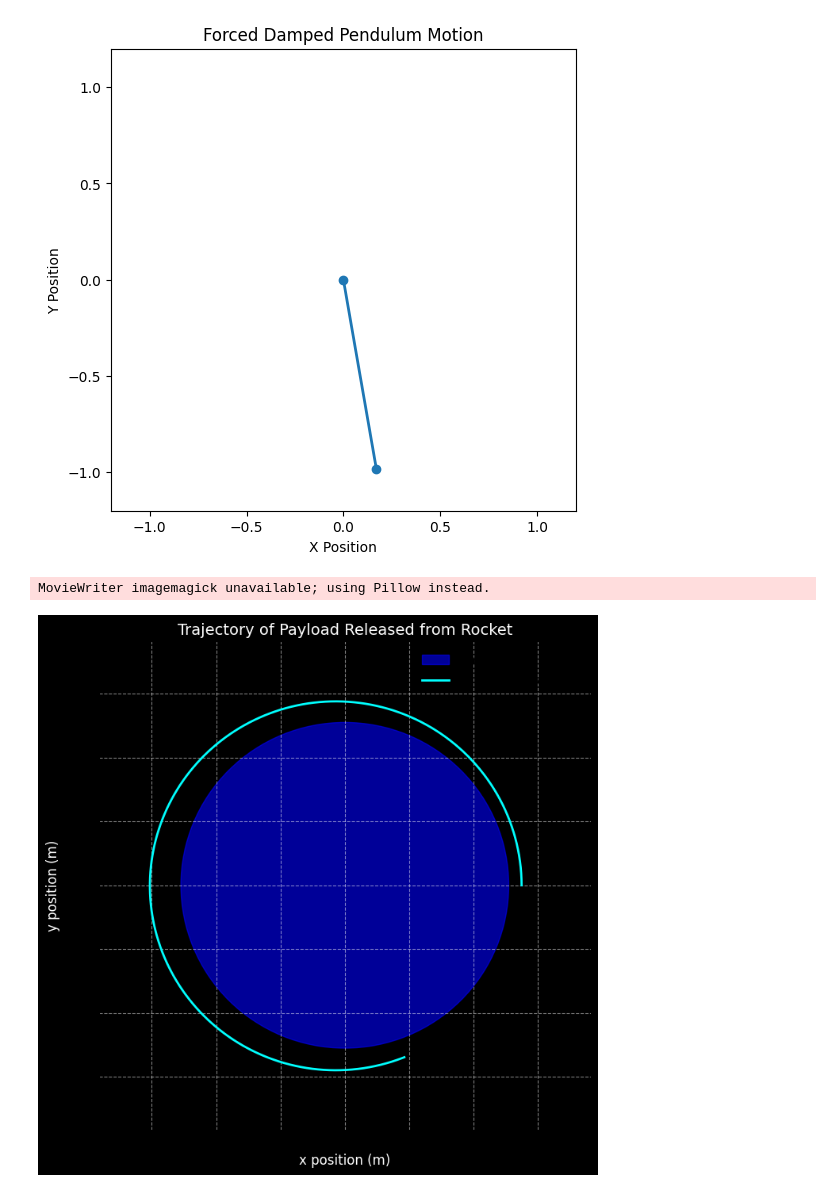
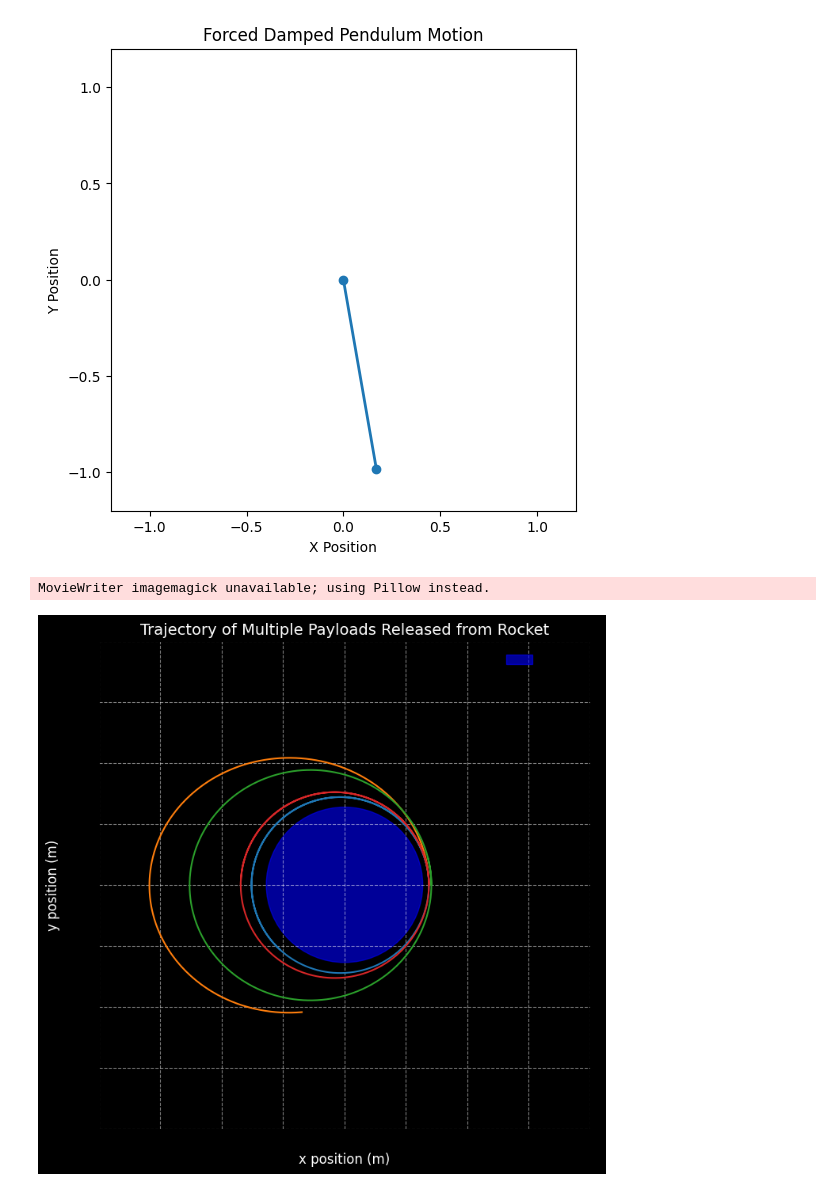
Before and after one commit to YahyaLendani/solutions_repo-main, a Jupyter notebook: docs/1 Physics/1 Mechanics/Problem_2.ipynb, the cells around one changed output. Saved outputs shown, nothing was run; the diff lists cells and outputs as text; code cells hidden in the pictures.

```diff
--- a/docs/1 Physics/1 Mechanics/Problem_2.ipynb
+++ b/docs/1 Physics/1 Mechanics/Problem_2.ipynb
@@ -321,13 +321,17 @@ G = 6.67430e-11  # Gravitational constant (m^3 kg^-1 s^-2)
 M_earth = 5.972e24  # Earth's mass (kg)
 R_earth = 6371e3  # Earth's radius (m)
 
-# Initial conditions (500 km above Earth's surface)
-initial_position = np.array([R_earth + 500e3, 0])  # x, y position
-initial_velocity = np.array([0, 7800])  # velocity in m/s (approx orbital velocity)
+# Initial conditions for multiple payloads
+payloads = [
+    {"initial_position": np.array([R_earth + 500e3, 0]), "initial_velocity": np.array([0, 7800]), "label": "Payload 1"},
+    {"initial_position": np.array([R_earth + 500e3, 0]), "initial_velocity": np.array([0, 9000]), "label": "Payload 2"},
+    {"initial_position": np.array([R_earth + 700e3, 0]), "initial_velocity": np.array([0, 8500]), "label": "Payload 3"},
+    {"initial_position": np.array([R_earth + 500e3, 0]), "initial_velocity": np.array([0, 8000]), "label": "Payload 4"},
+]
 
 # Adjusted time step for an even shorter simulation
-dt = 5  # seconds (larger dt means fewer steps)
-t_max = 5000  # shorter simulation time (simulate for 100 seconds)
+dt = 5 # seconds (larger dt means fewer steps)
+t_max = 10000  # shorter simulation time (simulate for 5000 seconds)
 num_steps = int(t_max / dt)
 
 # Efficient Euler integration with a very short simulation
@@ -369,52 +373,61 @@ def euler_integration_fast(initial_position, initial_velocity, dt, num_steps):
 
     return positions[:, 0], positions[:, 1]
 
-# Run the optimized simulation with an even shorter time duration
-x, y = euler_integration_fast(initial_position, initial_velocity, dt, num_steps)
-
 # Set up the figure for plotting the trajectory with improved visualization
 fig, ax = plt.subplots(figsize=(8, 8))
-ax.set_xlim(-1.5 * R_earth, 1.5 * R_earth)
-ax.set_ylim(-1.5 * R_earth, 1.5 * R_earth)
+ax.set_xlim(-2e7, 2e7)
+ax.set_ylim(-2e7, 2e7)
 
 # Adding background color for better contrast
 fig.patch.set_facecolor('black')
 
 # Enhance the Earth representation with a circle
 earth_circle = plt.Circle((0, 0), R_earth, color='blue', label='Earth', alpha=0.6)
 ax.add_patch(earth_circle)
 
 # Add labels and title
 ax.set_xlabel('x position (m)', fontsize=12, color='white')
 ax.set_ylabel('y position (m)', fontsize=12, color='white')
-ax.set_title('Trajectory of Payload Released from Rocket', fontsize=14, color='white')
-
-# Use a thicker and colorful trajectory line for better visualization
-trajectory, = ax.plot([], [], label='Payload trajectory', color='cyan', lw=2)
+ax.set_title('Trajectory of Multiple Payloads Released from Rocket', fontsize=14, color='white')
 
 # Adding grid and other aesthetics
 ax.grid(True, linestyle='--', color='white', alpha=0.5)
 ax.set_facecolor('black')
 
 # Add a legend
 plt.legend(fontsize=12, loc='upper right', frameon=False, facecolor='black', edgecolor='white')
 
 # Function to update the plot for each animation frame
-def update(frame):
+def update(frame, payloads_data, trajectories):
     """
-    Update the trajectory plot with the positions at the current frame.
+    Update the trajectory plot with the positions at the current frame for each payload.
     """
-    trajectory.set_data(x[:frame], y[:frame])
-    return trajectory,
+    for i, (payload_data, trajectory) in enumerate(zip(payloads_data, trajectories)):
+        trajectory.set_data(payload_data['x'][:frame], payload_data['y'][:frame])
+    return trajectories
 
-# Create the animation of the payload's trajectory with a better visual
-ani = animation.FuncAnimation(fig, update, frames=num_steps, interval=50, blit=True)
+# Prepare the initial payload trajectories
+payloads_data = []
+trajectories = []
+
+# Simulate the trajectories for each payload
+for payload in payloads:
+    x, y = euler_integration_fast(payload['initial_position'], payload['initial_velocity'], dt, num_steps)
+    payload_data = {"x": x, "y": y, "label": payload['label']}
+    payloads_data.append(payload_data)
+
+    # Initialize the trajectory line for each payload
+    trajectory, = ax.plot([], [], label=payload['label'])
+    trajectories.append(trajectory)
+
+# Create the animation for multiple payloads
+ani = animation.FuncAnimation(fig, update, frames=num_steps, fargs=(payloads_data, trajectories), interval=50, blit=False)
 
 # Save the animation as a GIF
-ani.save('payload_trajectory_visualized.gif', writer='imagemagick', fps=30)
+ani.save('multiple_payloads_trajectory.gif', writer='imagemagick', fps=30)
 
 # Display the animation
 plt.show()
 # %% [output]
 MovieWriter imagemagick unavailable; using Pillow instead.
-[figure, old version]
+[figure, new version]
```
Also changed, not shown: 6 other files.
